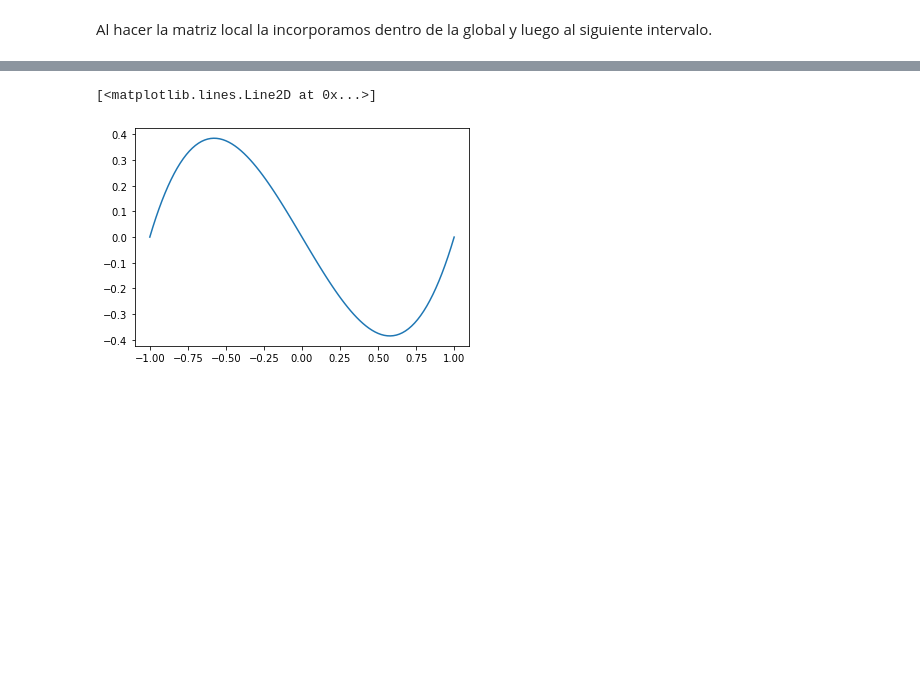
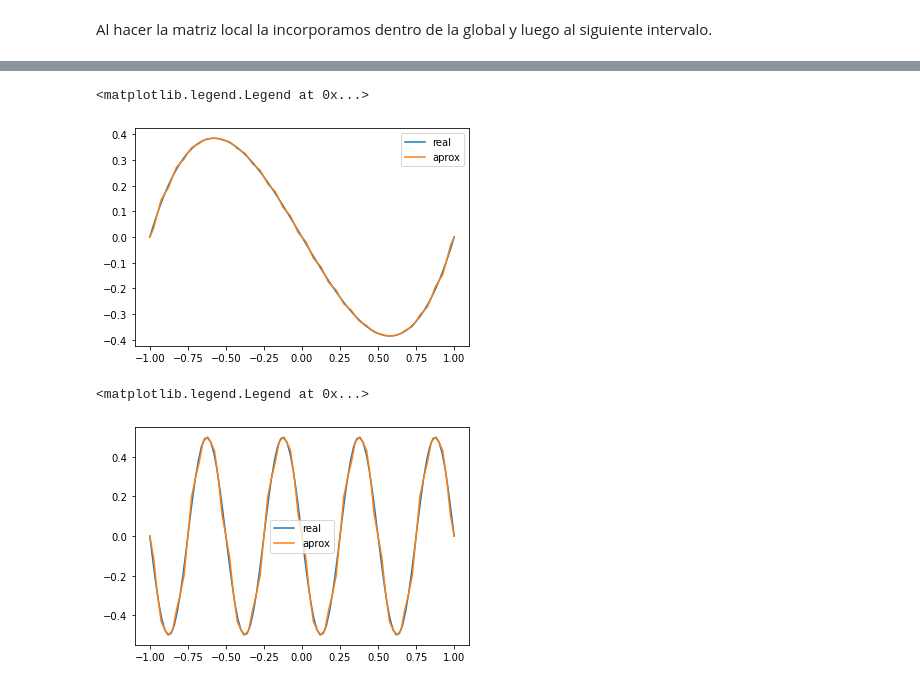
Before and after one commit to D-marina/spectraLib, a Jupyter notebook: Ordenada.ipynb, the cells around one changed output, grey strips where cells are left out. Cells and saved outputs as stored; diff of their text form; code cells hidden in the pictures; blank space fills up the shorter version.

```diff
--- a/Ordenada.ipynb
+++ b/Ordenada.ipynb
@@ -297,7 +213,32 @@ BG[len(BG)-1]=10**30
 # %%
+f= lambda x:-6*x
 real= lambda x: x*(x+1)*(x-1)
+
+N_vals=20 #Num intervalos
+Nq=20 #nodos de cuadratura
+cond1=cond2=0
+X = Solucion(N_vals, Nq, f, cond1, cond2)
+
 valores=np.linspace(-1,1,101)
 plt.plot(valores,real(valores),label="real")
+plt.plot(np.linspace(-1,1,len(X)),X,label="aprox")
+plt.legend()
 # %% [output]
-[<matplotlib.lines.Line2D at 0x...>]
+<matplotlib.legend.Legend at 0x...>
-[figure, old version]
+[figure, new version]
+# %%
+f= lambda x: -16*np.pi**2*np.cos(2*np.pi*x)*np.sin(2*np.pi*x)
+real = lambda x: -np.sin(2*np.pi*x)*np.cos(2*np.pi*x)
+
+N_vals=20 #Num intervalos
+Nq=20 #nodos de cuadratura
+cond1=cond2=0
+X = Solucion(N_vals, Nq, f, cond1, cond2)
+
+valores=np.linspace(-1,1,101)
+plt.plot(valores,real(valores),label="real")
+plt.plot(np.linspace(-1,1,len(X)),X,label="aprox")
+plt.legend()
+# %% [output]
+<matplotlib.legend.Legend at 0x...>
+[figure, added]
```
Also changed, not shown: parts of 27 cells of this notebook.
